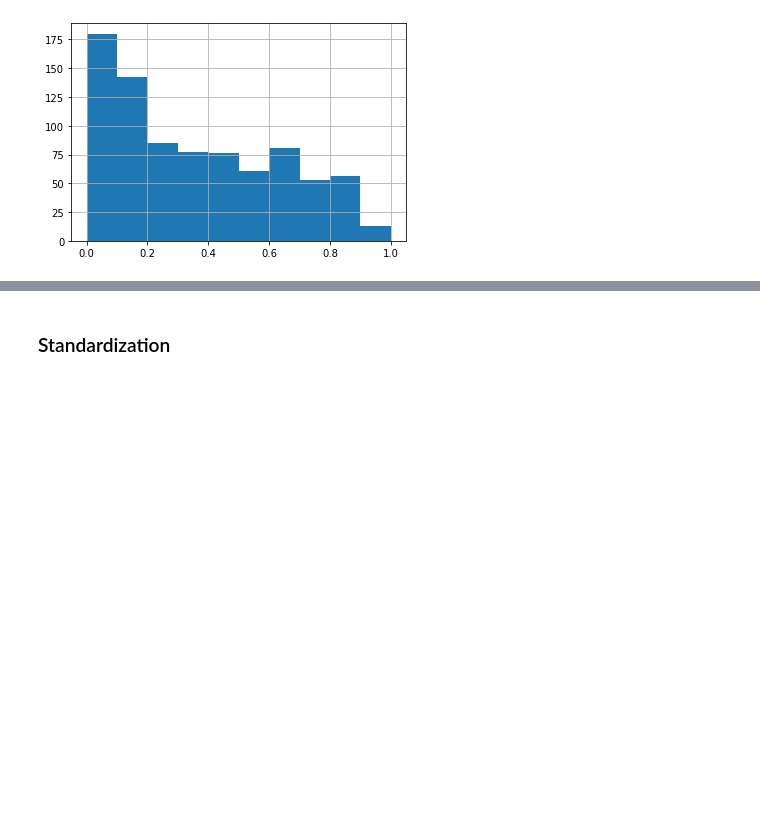
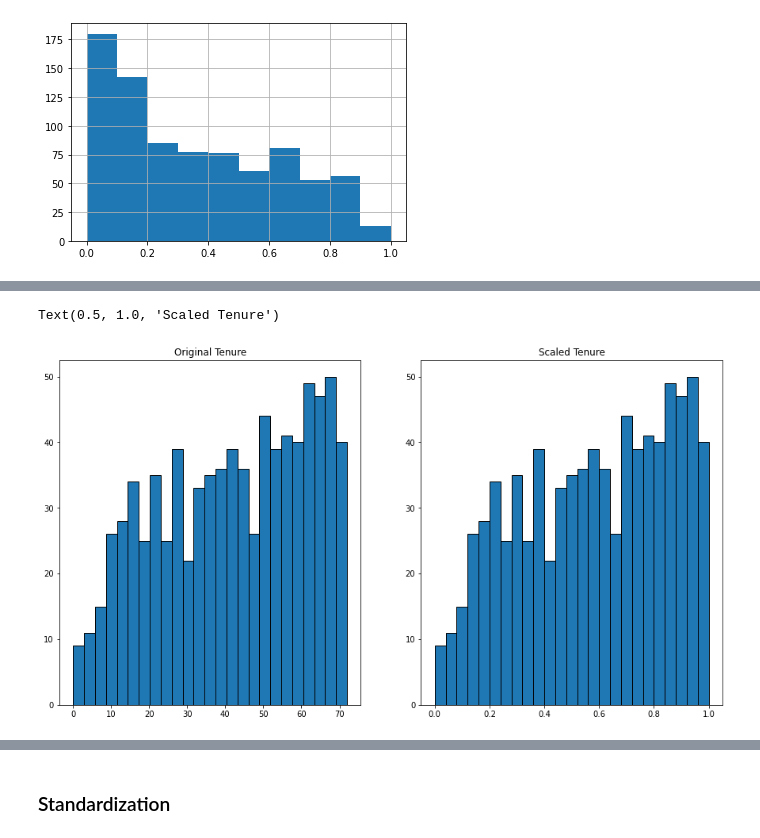
Before and after one commit to annah-vu/regression-exercises, a Jupyter notebook: scaling.ipynb, the cells around one changed output, grey strips where cells are left out. Drawn from its saved outputs; the diff is of its cells as text; code cells hidden in the pictures; blank space fills up the shorter version.

```diff
--- a/scaling.ipynb
+++ b/scaling.ipynb
@@ -111,0 +129,13 @@ train_scaled.total_charges.hist()
+# %%
+#minmax
+plt.figure(figsize=(15,8))
+plt.subplot(121)
+plt.hist(train.tenure, bins=25, ec='black')
+plt.title('Original Tenure')
+
+plt.subplot(122)
+plt.hist(train_scaled.tenure, bins=25, ec='black')
+plt.title('Scaled Tenure')
+# %% [output]
+Text(0.5, 1.0, 'Scaled Tenure')
+[figure, added]
```
Also changed, not shown: parts of 27 cells of this notebook.
